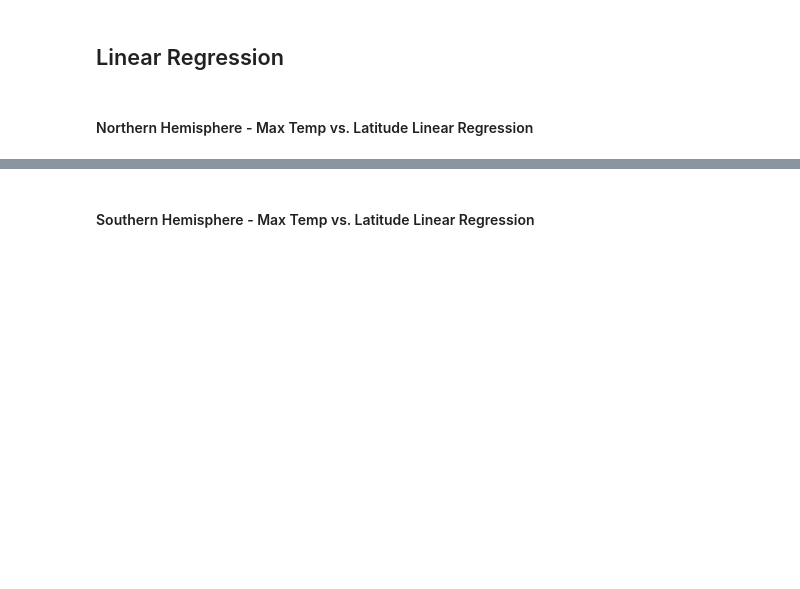
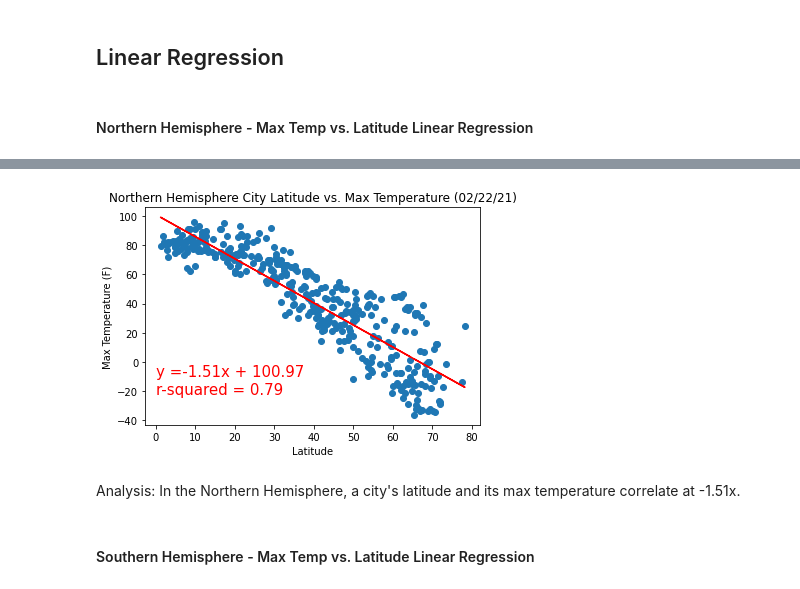
Before and after one commit to wesleylo/python-api-challenge, a Jupyter notebook: starter_code/WeatherPy.ipynb, the cells around one changed output, grey strips where cells are left out. Drawn from its saved outputs; the diff is of its cells as text; code cells hidden in the pictures; blank space fills up the shorter version.

```diff
--- a/starter_code/WeatherPy.ipynb
+++ b/starter_code/WeatherPy.ipynb
@@ -267,2 +271,42 @@ The r-value is: 0.46937863826630627
+# %%
+# Define x, y values
+northern_hemi_df = city_data_df.loc[(city_data_df["Lat"] >= 0)]
+x_values = northern_hemi_df["Lat"]
+y_values = northern_hemi_df["Max Temp"]
+
+
+# find linear regression values
+# (slope, intercept, rvalue, pvalue, stderr) = linregress(total_equipment, burned_acreage)
+# regress_values = total_equipment * slope + intercept
+(slope, intercept, rvalue, pvalue, stderr) = linregress(x_values, y_values)
+regress_values = np.asarray(x_values) * slope + intercept
+
+# calculate r-squared
+rsquared = round(rvalue**2,2)
+
+# line equation y = mx + b
+line_eq = "y =" + str(round(slope,2)) + "x + " + str(round(intercept,2))
+
+# create scatter plot
+plt.scatter(x_values, y_values)
+
+# add regression line
+plt.plot(x_values, regress_values, "r-")
+
+# add title and labels
+plt.title("Northern Hemisphere City Latitude vs. Max Temperature (%s)" % time.strftime("%x"))
+plt.xlabel("Latitude")
+plt.ylabel("Max Temperature (F)")
+
+# add annotation
+plt.annotate(line_eq,(0,-10), fontsize=15, color="red")
+plt.annotate(f"r-squared = {rsquared}",(0,-22),fontsize=15,color="red")
+
+plt.savefig("output_data/northern-hemi-latitude-temp.png")
+plt.show()
+# %% [output]
+[figure, added]
+# %% [markdown]
+Analysis: In the Northern Hemisphere, a city's latitude and its max temperature correlate at -1.51x.
 # %% [markdown]
 ####  Southern Hemisphere - Max Temp vs. Latitude Linear Regression
```
Also changed, not shown: parts of 23 cells of this notebook, 9 other files.
